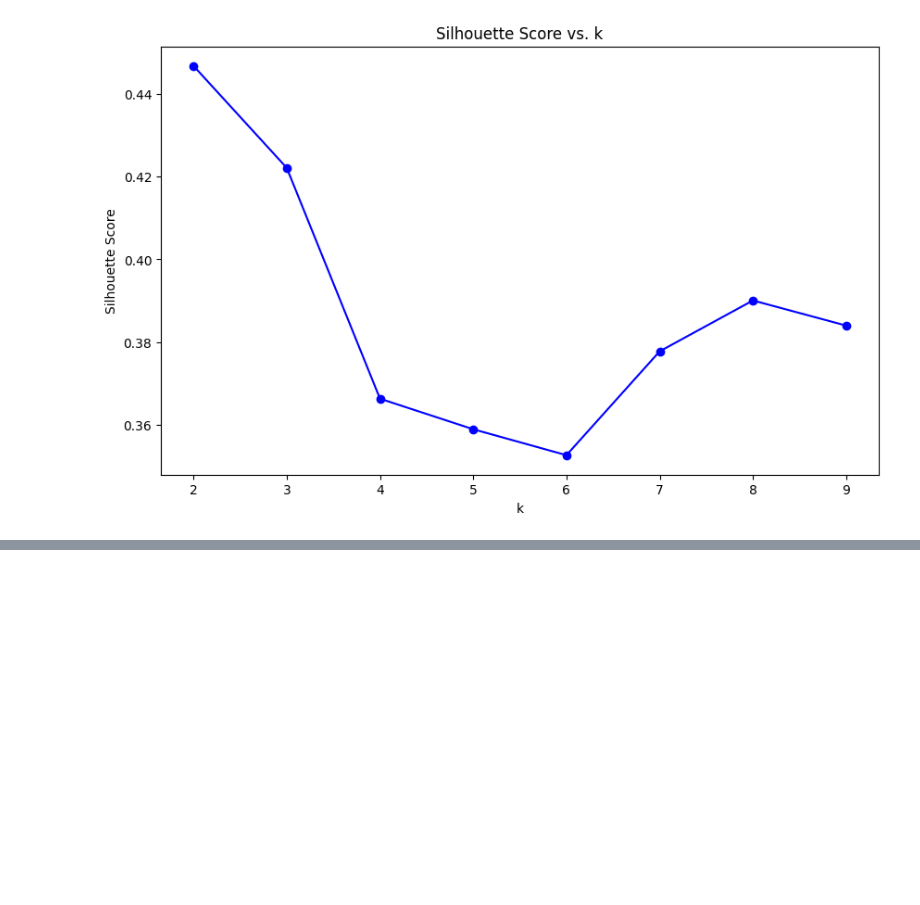
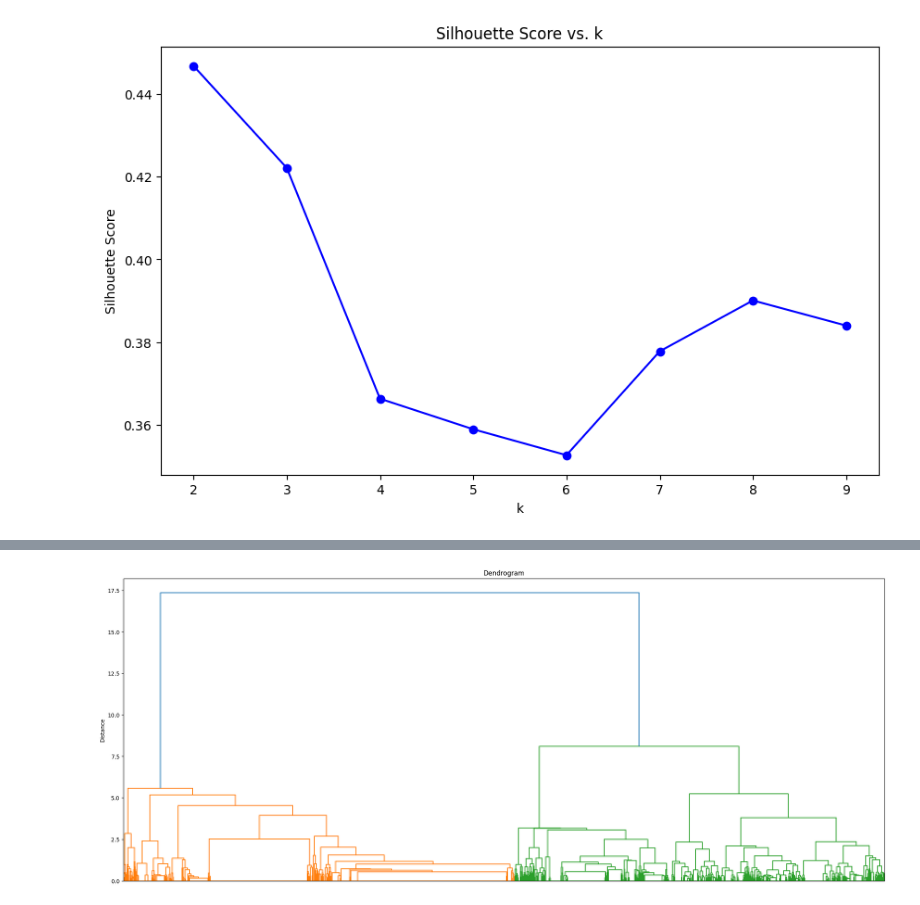
Before and after one commit to pikruse/cluster-mht, a Jupyter notebook: notebooks/Cluster.ipynb, the cells around one changed output, grey strips where cells are left out. Drawn from its saved outputs; the diff is of its cells as text; code cells hidden in the pictures; blank space fills up the shorter version.

```diff
--- a/notebooks/Cluster.ipynb
+++ b/notebooks/Cluster.ipynb
@@ -366,0 +396,12 @@ best_k = fits[4]
+# %%
+# plot dendrogram for best clustering
+Z = linkage(seq_tensors_norm, 'ward')
+plt.figure(figsize=(25, 10))
+dendrogram(Z)
+plt.title('Dendrogram')
+plt.xlabel('Sample Index')
+plt.ylabel('Distance')
+plt.gca().axes.get_xaxis().set_visible(False)
+plt.show()
+# %% [output]
+[figure, added]
```
Also changed, not shown: parts of 10 cells of this notebook.
